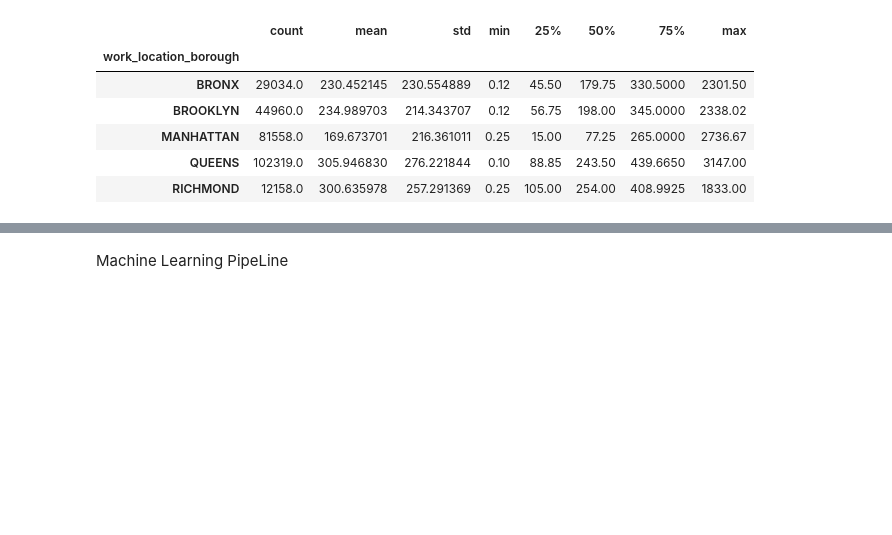
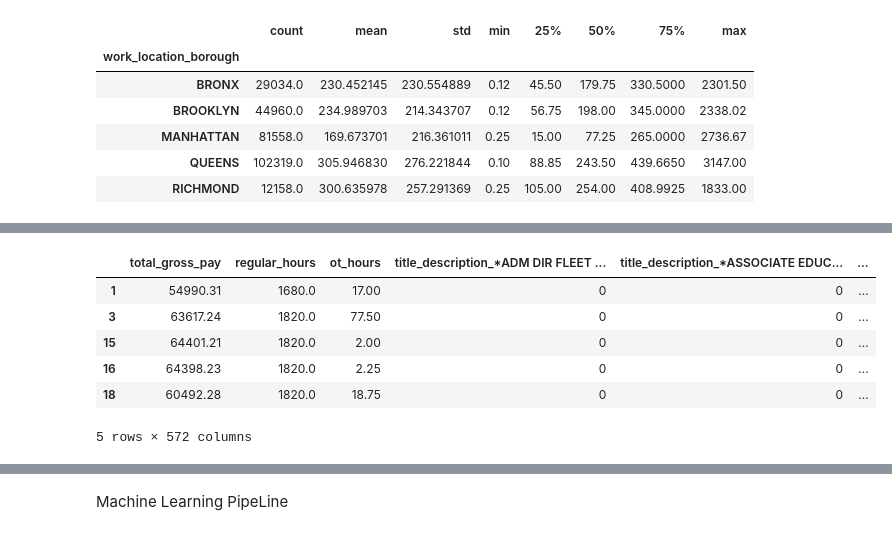
Before and after one commit to defunSM/NYC-Salary-Predictor, a Jupyter notebook: NYC_Salary_Forcasting.ipynb, the cells around one changed output, grey strips where cells are left out. Saved outputs shown, nothing was run; the diff lists cells and outputs as text; code cells hidden in the pictures; blank space fills up the shorter version.

```diff
--- a/NYC_Salary_Forcasting.ipynb
+++ b/NYC_Salary_Forcasting.ipynb
@@ -375,2 +384,11 @@ ETL PipeLine
 # %%
 # TODO: Categorical Encoding
+encoded_model_df.head()
+# %% [output]
+|  | total_gross_pay | regular_hours | ot_hours | title_description_*ADM DIR FLEET ... | title_description_*ASSOCIATE EDUC... | ... |
+| 1 | 54990.31 | 1680.0 | 17.00 | 0 | 0 | ... |
+| 3 | 63617.24 | 1820.0 | 77.50 | 0 | 0 | ... |
+| 15 | 64401.21 | 1820.0 | 2.00 | 0 | 0 | ... |
+| 16 | 64398.23 | 1820.0 | 2.25 | 0 | 0 | ... |
+| 18 | 60492.28 | 1820.0 | 18.75 | 0 | 0 | ... |
+5 rows × 572 columns
```
Also changed, not shown: parts of 8 cells of this notebook.
